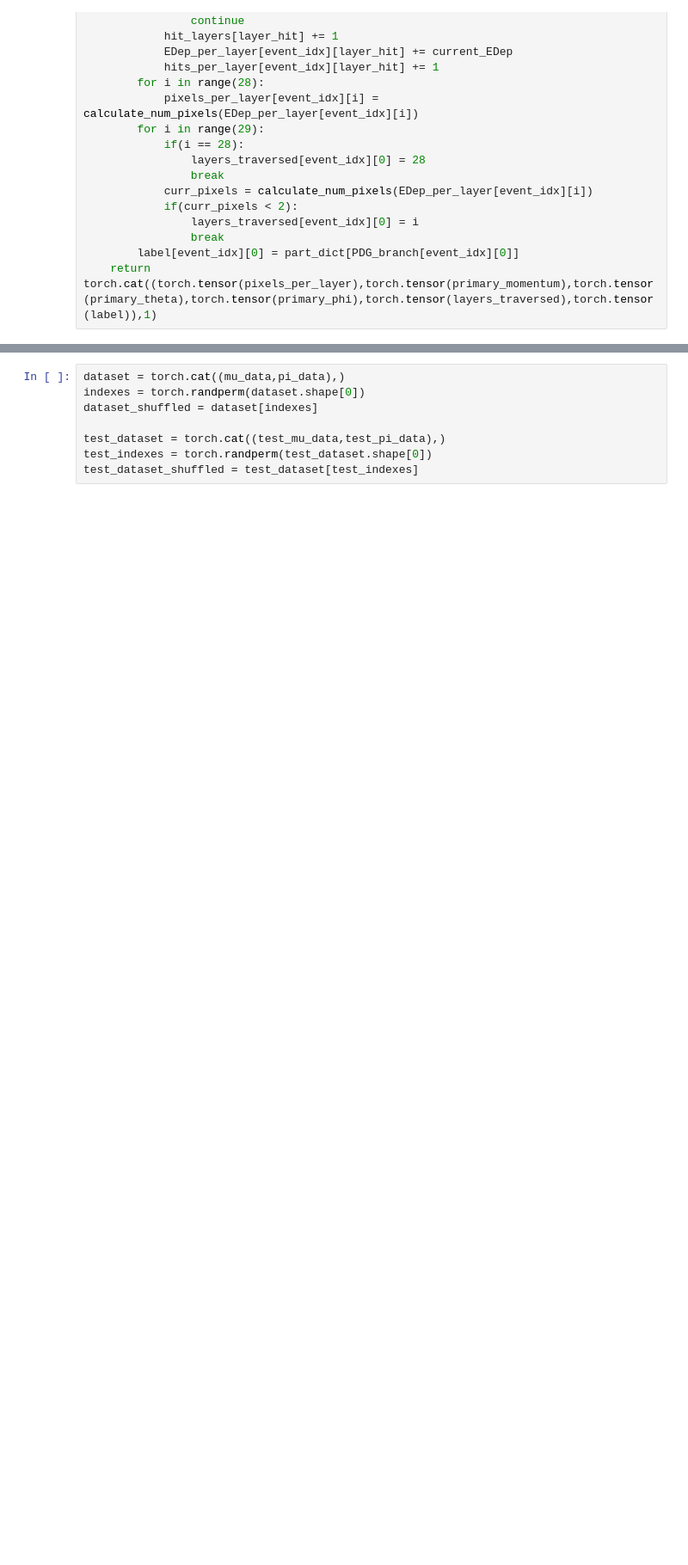
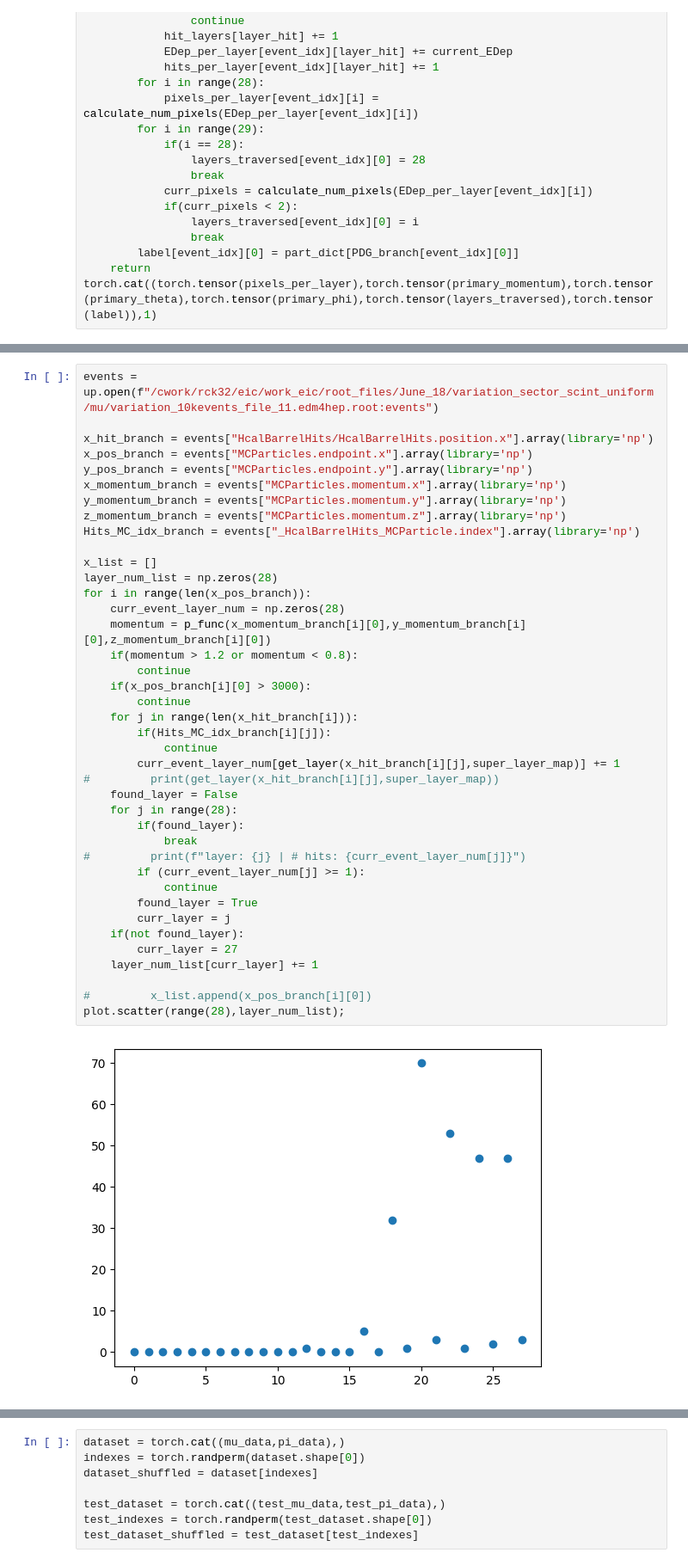
Before and after one commit to RowanKell/work_eic, a Jupyter notebook: macros/Variation/ML.ipynb, the cells around one changed output, grey strips where cells are left out. Shown at 86% size. Drawn from its saved outputs; the diff is of its cells as text; blank space fills up the shorter version.

```diff
--- a/macros/Variation/ML.ipynb
+++ b/macros/Variation/ML.ipynb
@@ -200,0 +231,42 @@ def create_data_depth_z_dependence(uproot_path, file_num = 0, particle = "pion")
+# %%
+events = up.open(f"/cwork/rck32/eic/work_eic/root_files/June_18/variation_sector_scint_uniform/mu/variation_10kevents_file_11.edm4hep.root:events")
+
+x_hit_branch = events["HcalBarrelHits/HcalBarrelHits.position.x"].array(library='np')
+x_pos_branch = events["MCParticles.endpoint.x"].array(library='np')
+y_pos_branch = events["MCParticles.endpoint.y"].array(library='np')
+x_momentum_branch = events["MCParticles.momentum.x"].array(library='np')
+y_momentum_branch = events["MCParticles.momentum.y"].array(library='np')
+z_momentum_branch = events["MCParticles.momentum.z"].array(library='np')
+Hits_MC_idx_branch = events["_HcalBarrelHits_MCParticle.index"].array(library='np')
+
+x_list = []
+layer_num_list = np.zeros(28)
+for i in range(len(x_pos_branch)):
+    curr_event_layer_num = np.zeros(28)
+    momentum = p_func(x_momentum_branch[i][0],y_momentum_branch[i][0],z_momentum_branch[i][0])
+    if(momentum > 1.2 or momentum < 0.8):
+        continue
+    if(x_pos_branch[i][0] > 3000):
+        continue
+    for j in range(len(x_hit_branch[i])):
+        if(Hits_MC_idx_branch[i][j]):
+            continue
+        curr_event_layer_num[get_layer(x_hit_branch[i][j],super_layer_map)] += 1
+#         print(get_layer(x_hit_branch[i][j],super_layer_map))
+    found_layer = False
+    for j in range(28):
+        if(found_layer):
+            break
+#         print(f"layer: {j} | # hits: {curr_event_layer_num[j]}")
+        if (curr_event_layer_num[j] >= 1):
+            continue
+        found_layer = True
+        curr_layer = j
+    if(not found_layer):
+        curr_layer = 27
+    layer_num_list[curr_layer] += 1
+
+#         x_list.append(x_pos_branch[i][0])
+plot.scatter(range(28),layer_num_list);
+# %% [output]
+[figure, added]
```
Also changed, not shown: parts of 13 cells of this notebook, 23 other files.
